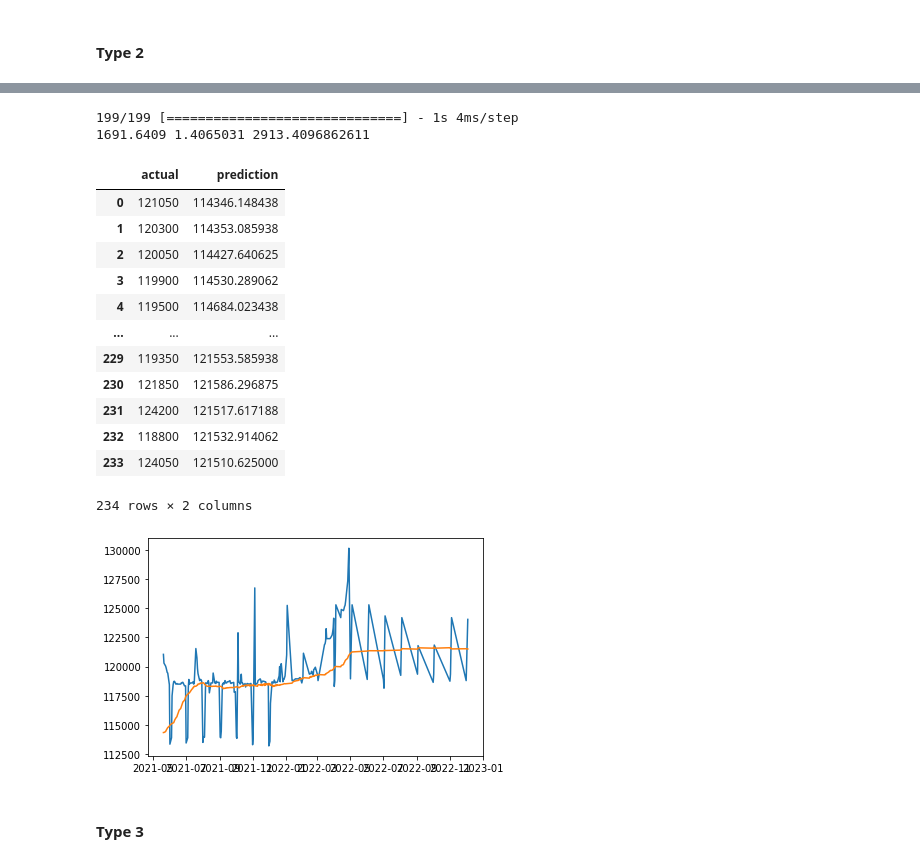
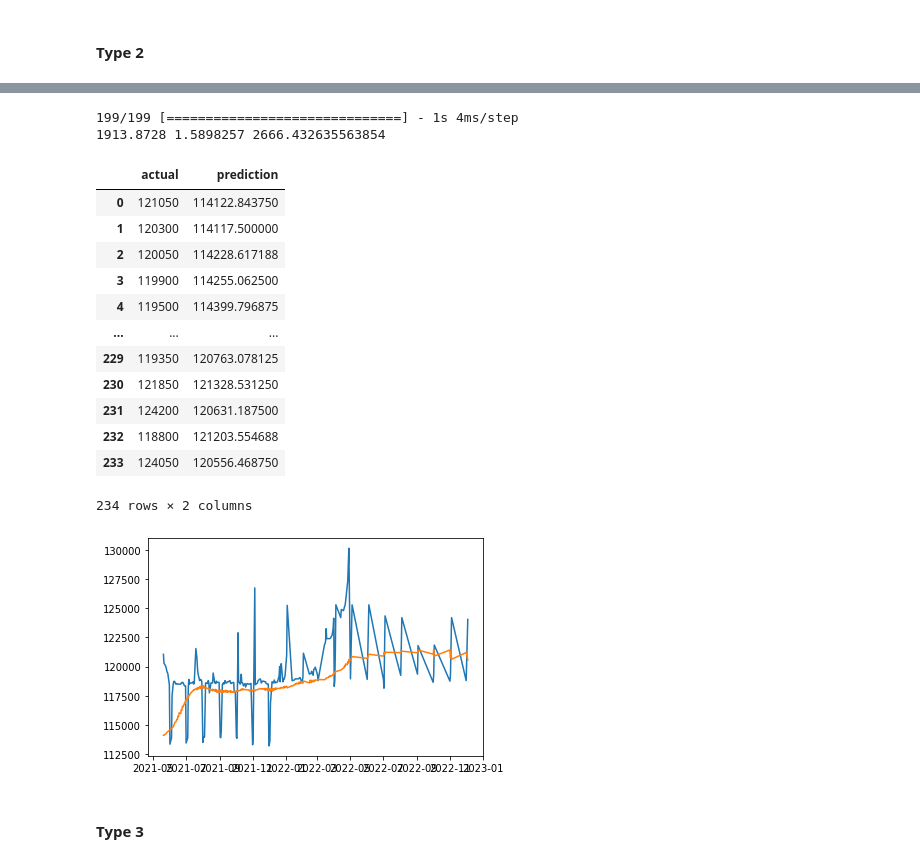
Before and after one commit to mels4/price_predict_Conv-LSTM, a Jupyter notebook: daging_sapi2.ipynb, the cells around one changed output, grey strips where cells are left out. Saved outputs shown, nothing was run; the diff lists cells and outputs as text; code cells hidden in the pictures.

```diff
--- a/daging_sapi2.ipynb
+++ b/daging_sapi2.ipynb
@@ -764,41 +764,41 @@ plt.show()
 # %%
 prediction1_1 = forecast_predict(model1, test_sapi2_, time_size=win_size1, batch_size=5)
 
 data_result1_1 = prediction1_1[(len(x_train))-win_size1:-1, -1 ]
 data_result1_1 = scal_range.inverse_transform(data_result1_1.reshape(-1, 1))
 data_result1_1 = data_result1_1.reshape(-1)
 mae1_1 = tf.keras.metrics.mean_absolute_error(x_test, data_result1_1)
 mape1_1 = tf.keras.metrics.mean_absolute_percentage_error(x_test, data_result1_1)
 mse1_1 = tf.keras.metrics.mean_squared_error(x_test, data_result1_1)
 
-rmse1_1 = math.sqrt(mse1.numpy())
+rmse1_1 = math.sqrt(mse1_1.numpy())
 print(mae1_1.numpy(), mape1_1.numpy(), rmse1_1)
 
 data_new_sapi21_1 = pd.DataFrame()
 data_new_sapi21_1['actual'] = x_test
 data_new_sapi21_1['prediction'] = data_result1_1
 data_new_sapi21_1.to_csv('sapi2_model2_adam_type2.csv')
 
 plt.plot(y_test, data_new_sapi21_1.actual)
 plt.plot(y_test, data_new_sapi21_1.prediction)
 data_new_sapi21_1
 # %% [output]
 199/199 [==============================] - 1s 4ms/step
-1691.6409 1.4065031 2913.4096862611
+1913.8728 1.5898257 2666.432635563854
 |  | actual | prediction |
-| 0 | 121050 | 114346.148438 |
-| 1 | 120300 | 114353.085938 |
-| 2 | 120050 | 114427.640625 |
-| 3 | 119900 | 114530.289062 |
-| 4 | 119500 | 114684.023438 |
+| 0 | 121050 | 114122.843750 |
+| 1 | 120300 | 114117.500000 |
+| 2 | 120050 | 114228.617188 |
+| 3 | 119900 | 114255.062500 |
+| 4 | 119500 | 114399.796875 |
 | ... | ... | ... |
-| 229 | 119350 | 121553.585938 |
-| 230 | 121850 | 121586.296875 |
-| 231 | 124200 | 121517.617188 |
-| 232 | 118800 | 121532.914062 |
-| 233 | 124050 | 121510.625000 |
+| 229 | 119350 | 120763.078125 |
+| 230 | 121850 | 121328.531250 |
+| 231 | 124200 | 120631.187500 |
+| 232 | 118800 | 121203.554688 |
+| 233 | 124050 | 120556.468750 |
 234 rows × 2 columns
-[figure, old version]
+[figure, new version]
 # %% [markdown]
 #### Type 3
 # %%
```
Also changed, not shown: parts of 2 cells of this notebook.
